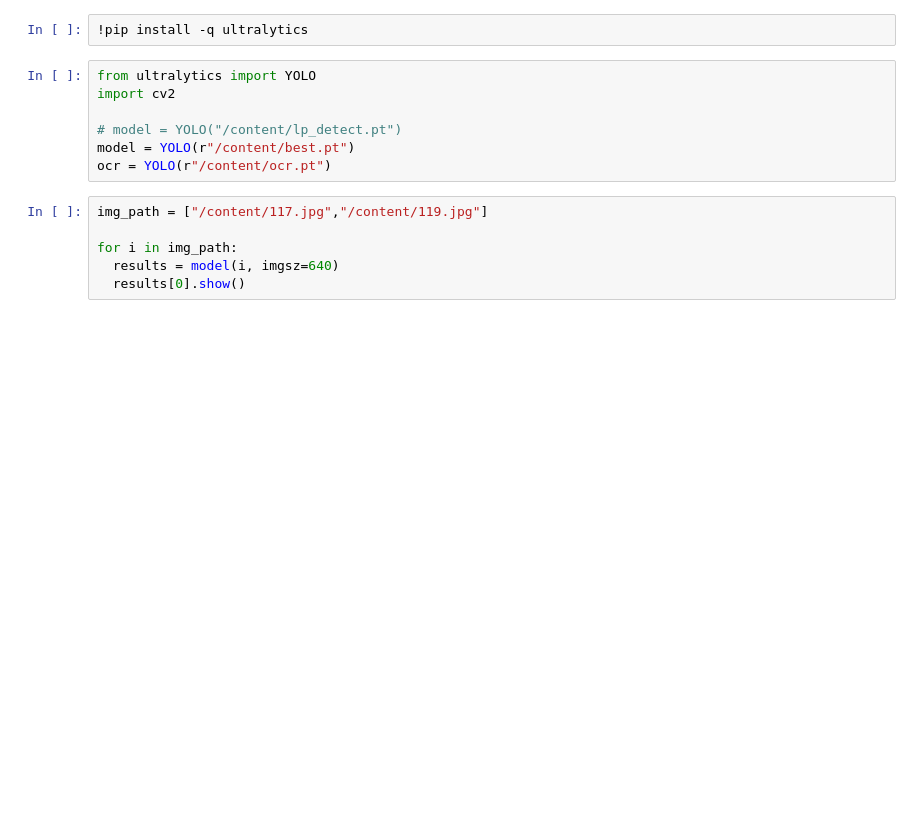
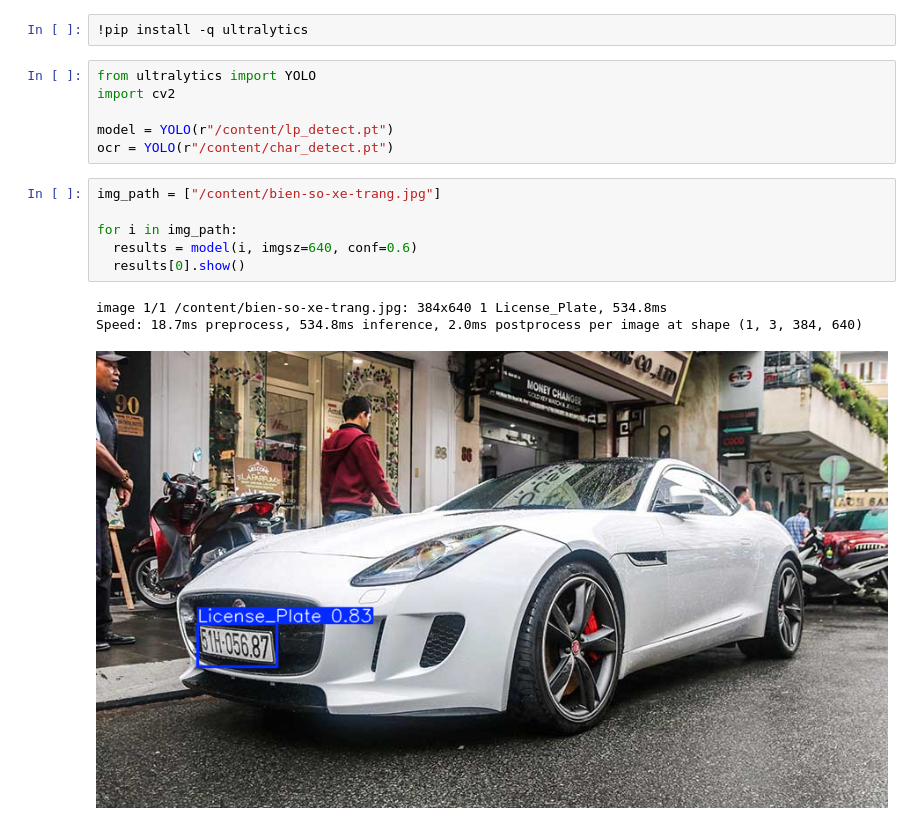
Before and after one commit to yuHuuH/YOLO_Licence_Plate_Detection_Read, a Jupyter notebook: Read_Write_LP.ipynb, the cells around one changed output. Drawn from its saved outputs; the diff is of its cells as text; blank space fills up the shorter version.

```diff
--- a/Read_Write_LP.ipynb
+++ b/Read_Write_LP.ipynb
@@ -4,14 +4,17 @@
 from ultralytics import YOLO
 import cv2
 
-# model = YOLO("/content/lp_detect.pt")
-model = YOLO(r"/content/best.pt")
-ocr = YOLO(r"/content/ocr.pt")
+model = YOLO(r"/content/lp_detect.pt")
+ocr = YOLO(r"/content/char_detect.pt")
 # %%
-img_path = ["/content/117.jpg","/content/119.jpg"]
+img_path = ["/content/bien-so-xe-trang.jpg"]
 
 for i in img_path:
-  results = model(i, imgsz=640)
+  results = model(i, imgsz=640, conf=0.6)
   results[0].show()
+# %% [output]
+image 1/1 /content/bien-so-xe-trang.jpg: 384x640 1 License_Plate, 534.8ms
+Speed: 18.7ms preprocess, 534.8ms inference, 2.0ms postprocess per image at shape (1, 3, 384, 640)
+[figure, added]
 # %%
 from sklearn.cluster import KMeans
```
Also changed, not shown: parts of 3 cells of this notebook, 2 other files.
